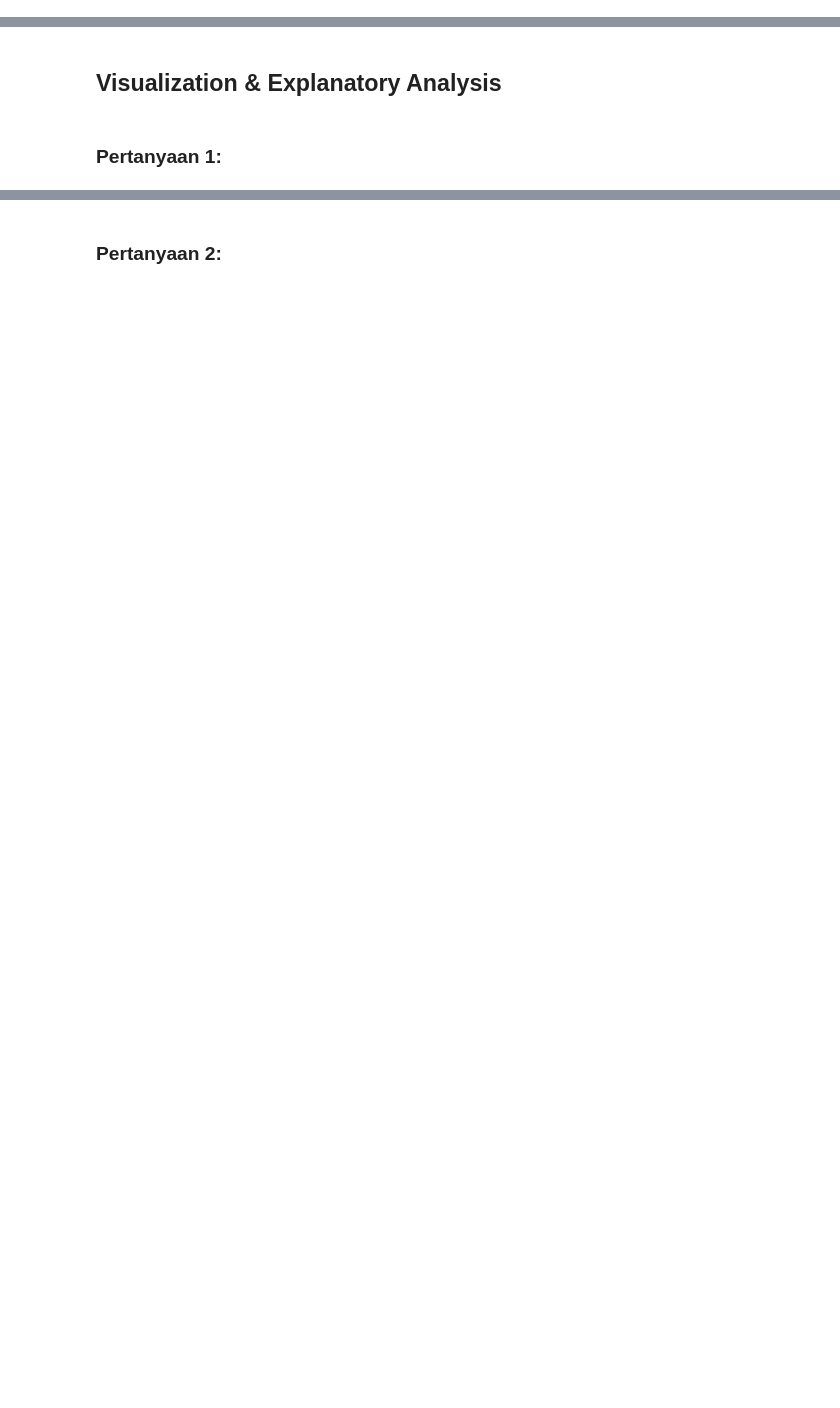
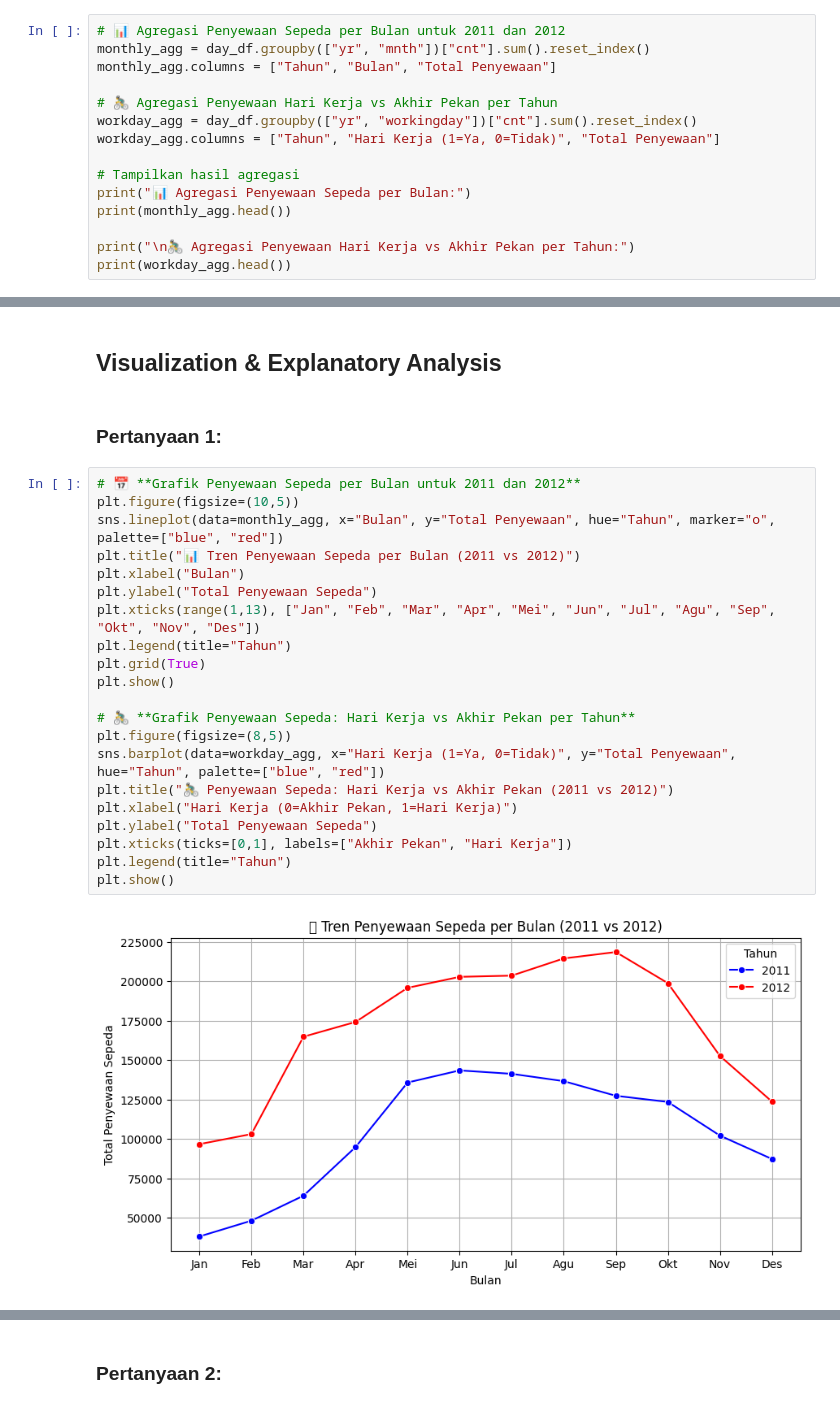
Before and after one commit to AlwanFauzi/analisis_penyewaan_sepeda_dashboard, a Jupyter notebook: Proyek_Analisis_Data.ipynb, the cells around one changed output, grey strips where cells are left out. Drawn from its saved outputs; the diff is of its cells as text; blank space fills up the shorter version.

```diff
--- a/Proyek_Analisis_Data.ipynb
+++ b/Proyek_Analisis_Data.ipynb
@@ -242,0 +257,15 @@ dtype: int64
+# %%
+# 📊 Agregasi Penyewaan Sepeda per Bulan untuk 2011 dan 2012
+monthly_agg = day_df.groupby(["yr", "mnth"])["cnt"].sum().reset_index()
+monthly_agg.columns = ["Tahun", "Bulan", "Total Penyewaan"]
+
+# 🚴‍♂️ Agregasi Penyewaan Hari Kerja vs Akhir Pekan per Tahun
+workday_agg = day_df.groupby(["yr", "workingday"])["cnt"].sum().reset_index()
+workday_agg.columns = ["Tahun", "Hari Kerja (1=Ya, 0=Tidak)", "Total Penyewaan"]
+
+# Tampilkan hasil agregasi
+print("📊 Agregasi Penyewaan Sepeda per Bulan:")
+print(monthly_agg.head())
+
+print("\n🚴‍♂️ Agregasi Penyewaan Hari Kerja vs Akhir Pekan per Tahun:")
+print(workday_agg.head())
@@ -248,3 +368,26 @@ dtype: int64
 ## Visualization & Explanatory Analysis
 # %% [markdown]
 ### Pertanyaan 1:
+# %%
+# 📅 **Grafik Penyewaan Sepeda per Bulan untuk 2011 dan 2012**
+plt.figure(figsize=(10,5))
+sns.lineplot(data=monthly_agg, x="Bulan", y="Total Penyewaan", hue="Tahun", marker="o", palette=["blue", "red"])
+plt.title("📊 Tren Penyewaan Sepeda per Bulan (2011 vs 2012)")
+plt.xlabel("Bulan")
+plt.ylabel("Total Penyewaan Sepeda")
+plt.xticks(range(1,13), ["Jan", "Feb", "Mar", "Apr", "Mei", "Jun", "Jul", "Agu", "Sep", "Okt", "Nov", "Des"])
+plt.legend(title="Tahun")
+plt.grid(True)
+plt.show()
+
+# 🚴‍♂️ **Grafik Penyewaan Sepeda: Hari Kerja vs Akhir Pekan per Tahun**
+plt.figure(figsize=(8,5))
+sns.barplot(data=workday_agg, x="Hari Kerja (1=Ya, 0=Tidak)", y="Total Penyewaan", hue="Tahun", palette=["blue", "red"])
+plt.title("🚴‍♂️ Penyewaan Sepeda: Hari Kerja vs Akhir Pekan (2011 vs 2012)")
+plt.xlabel("Hari Kerja (0=Akhir Pekan, 1=Hari Kerja)")
+plt.ylabel("Total Penyewaan Sepeda")
+plt.xticks(ticks=[0,1], labels=["Akhir Pekan", "Hari Kerja"])
+plt.legend(title="Tahun")
+plt.show()
+# %% [output]
+[figure, added]
```
Also changed, not shown: parts of 21 cells of this notebook, 5 other files.
